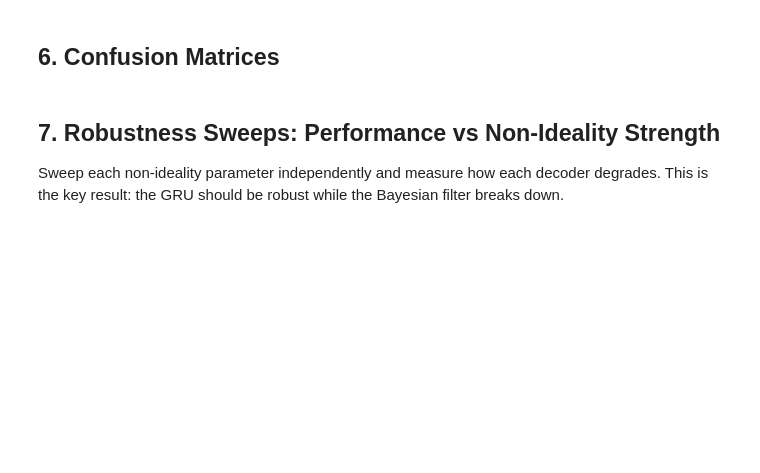
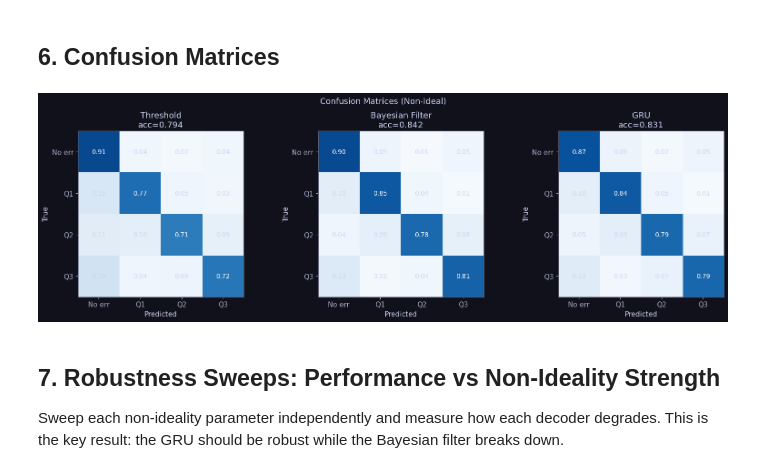
Before and after one commit to pkarakala/cqec-ml-decoder, a Jupyter notebook: notebooks/03_phase3_nonideal.ipynb, the cells around one changed output. Drawn from its saved outputs; the diff is of its cells as text; code cells hidden in the pictures; blank space fills up the shorter version.

```diff
--- a/notebooks/03_phase3_nonideal.ipynb
+++ b/notebooks/03_phase3_nonideal.ipynb
@@ -263,34 +292,36 @@ plt.show()
 ## 6. Confusion Matrices
 # %%
 fig, axes = plt.subplots(1, 3, figsize=(16, 5))
-fig.suptitle("Confusion Matrices (Phase 3 — Non-Ideal)", fontsize=13)
+fig.suptitle("Confusion Matrices (Non-Ideal)", fontsize=13)
 
 labels = ["No err", "Q1", "Q2", "Q3"]
 for ax, preds, name, color in [
     (axes[0], th_preds, "Threshold", COLORS["threshold"]),
     (axes[1], bf_preds, "Bayesian Filter", COLORS["bayesian"]),
     (axes[2], gru_preds, "GRU", COLORS["gru"]),
 ]:
     cm = confusion_matrix(y_test, preds)
     cm_norm = cm.astype(float) / cm.sum(axis=1, keepdims=True)
 
     im = ax.imshow(cm_norm, vmin=0, vmax=1, cmap="Blues")
     ax.set_xticks(range(4))
     ax.set_yticks(range(4))
     ax.set_xticklabels(labels)
     ax.set_yticklabels(labels)
     ax.set_xlabel("Predicted")
     ax.set_ylabel("True")
     ax.set_title(f"{name}\nacc={accuracy(y_test, preds):.3f}")
 
     for i in range(4):
         for j in range(4):
             ax.text(j, i, f"{cm_norm[i,j]:.2f}", ha="center", va="center",
                     color="white" if cm_norm[i,j] > 0.5 else "#cdd6f4", fontsize=10)
 
 plt.tight_layout()
 plt.savefig(os.path.join(FIGURES_DIR, "phase3_confusion_matrices.png"), dpi=150, bbox_inches="tight")
 plt.show()
+# %% [output]
+[figure, added]
 # %% [markdown]
 ## 7. Robustness Sweeps: Performance vs Non-Ideality Strength
 
```
Also changed, not shown: parts of 10 cells of this notebook, 10 other files.
